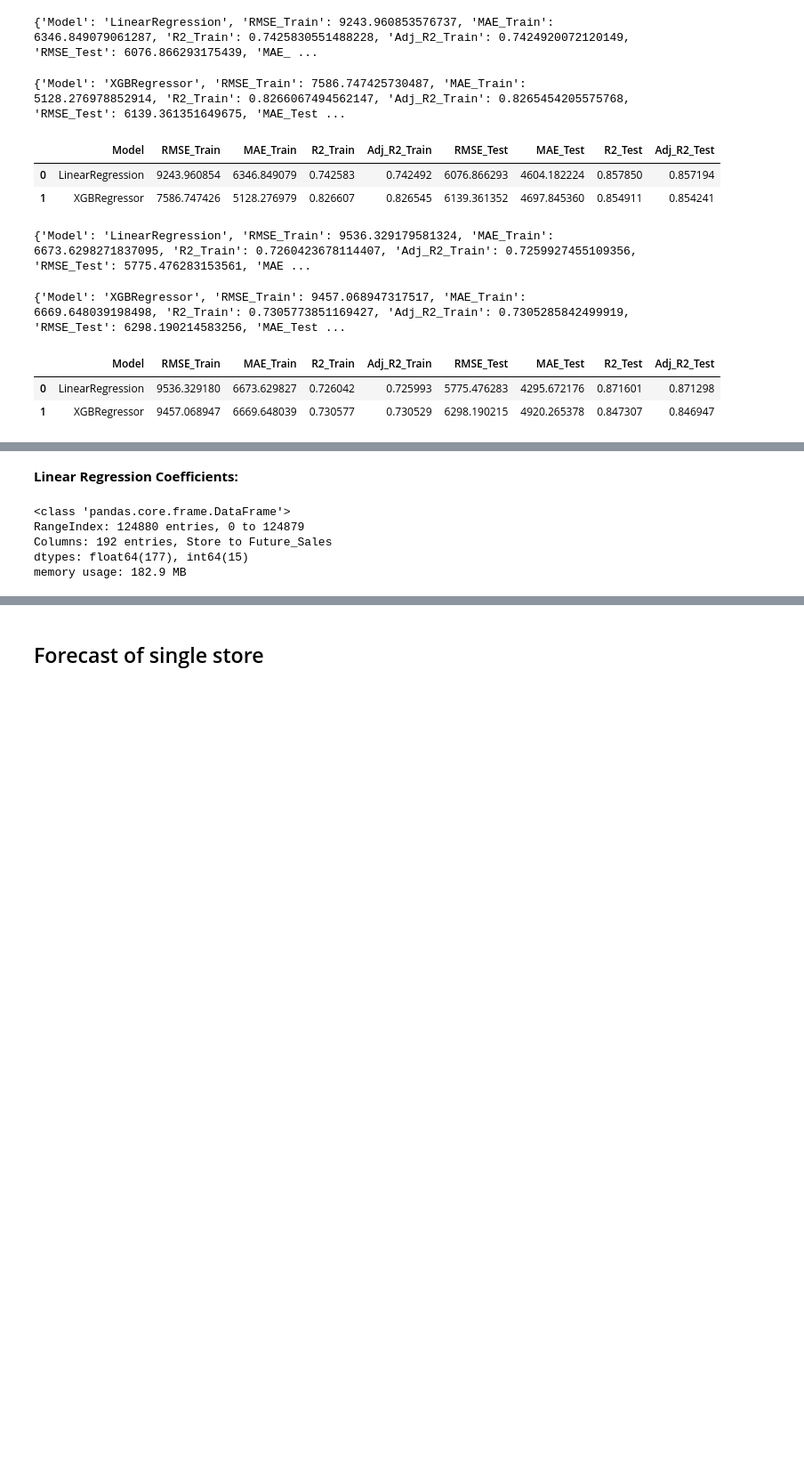
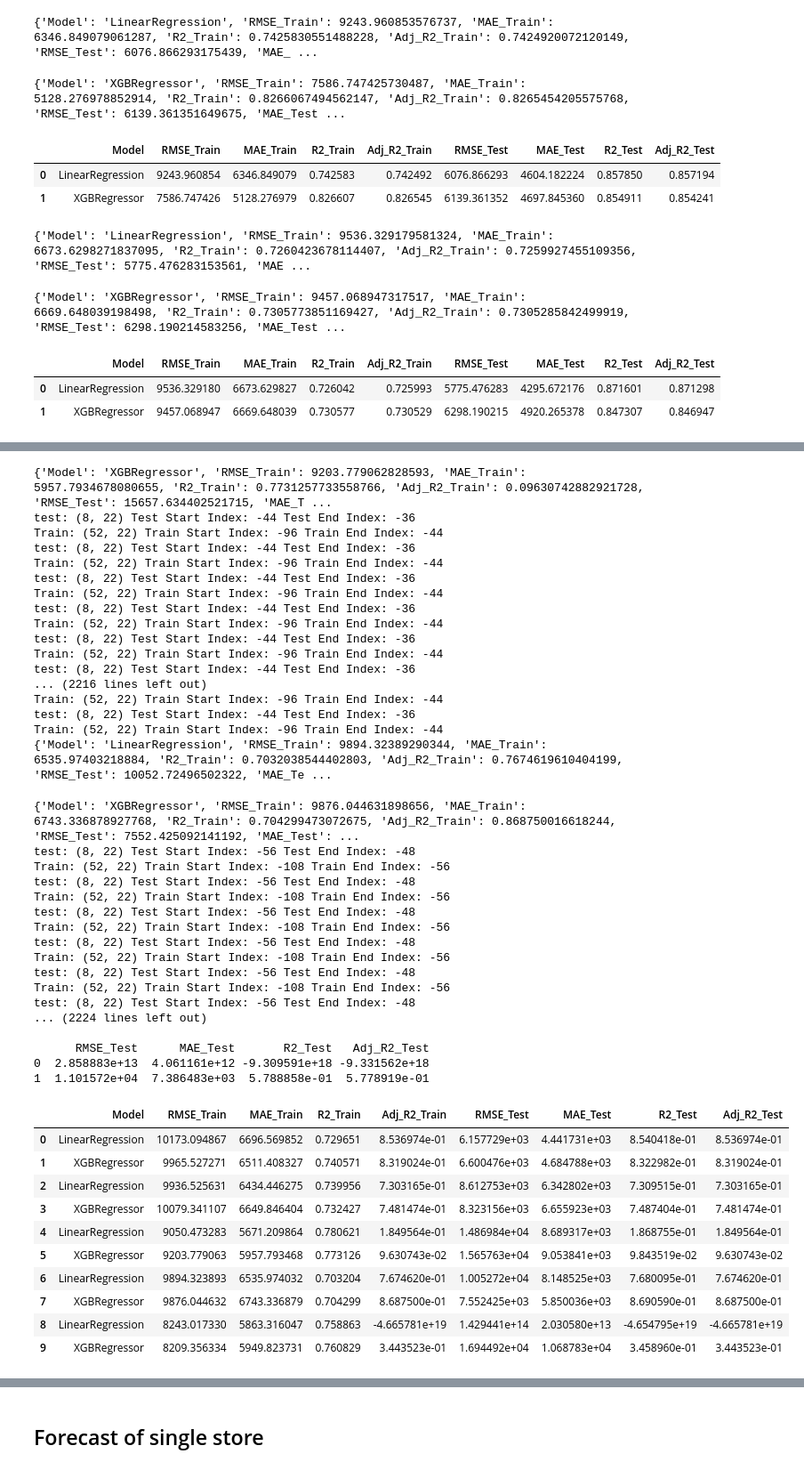
Before and after one commit to Dsite42/Capstone_Project_Rossmann, a Jupyter notebook: Capstone Projekt Rossmann - Predictive Modeling.ipynb, the cells around one changed output, grey strips where cells are left out. Shown at 89% size. Drawn from its saved outputs; the diff is of its cells as text; code cells hidden in the pictures; blank space fills up the shorter version.

```diff
--- a/Capstone Projekt Rossmann - Predictive Modeling.ipynb
+++ b/Capstone Projekt Rossmann - Predictive Modeling.ipynb
@@ -247,7 +247,7 @@ def testModelsCV8W(df, scaler):
                 'RMSE_Train': sqrt(mse(y_train, y_train_pred)),
                 'MAE_Train': mae(y_train, y_train_pred),
                 'R2_Train': r2_score(y_train, y_train_pred),
-                'Adj_R2_Train': adj_r2_score(model, X_train, y_train),
+                'Adj_R2_Train': adj_r2_score(y_test_pred, X_test, y_test),
                 'RMSE_Test': sqrt(mse(y_test, y_test_pred)),
                 'MAE_Test': mae(y_test, y_test_pred),
                 'R2_Test': r2_score(y_test, y_test_pred),
@@ -638,13 +638,15 @@ testModelsTestSplit8W(df[['Store', 'Future_Sales', 'Open', 'Promo', 'IsPromo', '
 | 0 | LinearRegression | 9536.329180 | 6673.629827 | 0.726042 | 0.725993 | 5775.476283 | 4295.672176 | 0.871601 | 0.871298 |
 | 1 | XGBRegressor | 9457.068947 | 6669.648039 | 0.730577 | 0.730529 | 6298.190215 | 4920.265378 | 0.847307 | 0.846947 |
 # %%
-testModelsCV8W(df[['Store', 'Future_Sales', 'Open', 'Promo', 'IsPromo', 'StateHoliday_b', 'Sales_Lag_1',
+result_df, result_mean = testModelsCV8W(df[['Store', 'Future_Sales', 'Open', 'Promo', 'IsPromo', 'StateHoliday_b', 'Sales_Lag_1',
        'Sales_Lag_1_MA_6', 'Sales_Lag_1_MA_8', 'Sales_Lag_2_MA_8',
        'Sales_Lag_3_MA_8', 'Sales_Lag_5_MA_8', 'Sales_Lag_8_MA_8',
        'SalesPerCustomer_Lag_3_MA_6', 'SalesPerCustomer_Lag_8',
        'SalesPerOpenDay_Lag_1', 'SalesPerOpenDay_Lag_4_MA_6',
        'Customers_Lag_1_MA_6', 'Customers_Lag_3_MA_4', 'Customers_Lag_6',
        'Customers_Lag_8_MA_8', 'CustomersPerOpenDay_Lag_6']], MinMaxScaler())
+print("Result_mean:", result_mean)
+result_df
 # %% [output]
 Train: (52, 22) Train Start Index: -60 Train End Index: -8
 Train: (52, 22) Train Start Index: -60 Train End Index: -8
@@ -667,10 +702,45 @@ KeyboardInterrupt:
+{'Model': 'XGBRegressor', 'RMSE_Train': 9203.779062828593, 'MAE_Train': 5957.7934678080655, 'R2_Train': 0.7731257733558766, 'Adj_R2_Train': 0.09630742882921728, 'RMSE_Test': 15657.634402521715, 'MAE_T ...
+test: (8, 22) Test Start Index: -44 Test End Index: -36
+Train: (52, 22) Train Start Index: -96 Train End Index: -44
+test: (8, 22) Test Start Index: -44 Test End Index: -36
+Train: (52, 22) Train Start Index: -96 Train End Index: -44
+test: (8, 22) Test Start Index: -44 Test End Index: -36
+Train: (52, 22) Train Start Index: -96 Train End Index: -44
+test: (8, 22) Test Start Index: -44 Test End Index: -36
+Train: (52, 22) Train Start Index: -96 Train End Index: -44
+test: (8, 22) Test Start Index: -44 Test End Index: -36
+Train: (52, 22) Train Start Index: -96 Train End Index: -44
+test: (8, 22) Test Start Index: -44 Test End Index: -36
+... (2216 lines left out)
+Train: (52, 22) Train Start Index: -96 Train End Index: -44
+test: (8, 22) Test Start Index: -44 Test End Index: -36
+Train: (52, 22) Train Start Index: -96 Train End Index: -44
+{'Model': 'LinearRegression', 'RMSE_Train': 9894.32389290344, 'MAE_Train': 6535.97403218884, 'R2_Train': 0.7032038544402803, 'Adj_R2_Train': 0.7674619610404199, 'RMSE_Test': 10052.72496502322, 'MAE_Te ...
+{'Model': 'XGBRegressor', 'RMSE_Train': 9876.044631898656, 'MAE_Train': 6743.336878927768, 'R2_Train': 0.704299473072675, 'Adj_R2_Train': 0.868750016618244, 'RMSE_Test': 7552.425092141192, 'MAE_Test': ...
+test: (8, 22) Test Start Index: -56 Test End Index: -48
+Train: (52, 22) Train Start Index: -108 Train End Index: -56
+test: (8, 22) Test Start Index: -56 Test End Index: -48
+Train: (52, 22) Train Start Index: -108 Train End Index: -56
+test: (8, 22) Test Start Index: -56 Test End Index: -48
+Train: (52, 22) Train Start Index: -108 Train End Index: -56
+test: (8, 22) Test Start Index: -56 Test End Index: -48
+Train: (52, 22) Train Start Index: -108 Train End Index: -56
+test: (8, 22) Test Start Index: -56 Test End Index: -48
+Train: (52, 22) Train Start Index: -108 Train End Index: -56
+test: (8, 22) Test Start Index: -56 Test End Index: -48
+... (2224 lines left out)
+
+      RMSE_Test      MAE_Test       R2_Test   Adj_R2_Test
+0  2.858883e+13  4.061161e+12 -9.309591e+18 -9.331562e+18
+1  1.101572e+04  7.386483e+03  5.788858e-01  5.778919e-01
+|  | Model | RMSE_Train | MAE_Train | R2_Train | Adj_R2_Train | RMSE_Test | MAE_Test | R2_Test | Adj_R2_Test |
+| 0 | LinearRegression | 10173.094867 | 6696.569852 | 0.729651 | 8.536974e-01 | 6.157729e+03 | 4.441731e+03 | 8.540418e-01 | 8.536974e-01 |
+| 1 | XGBRegressor | 9965.527271 | 6511.408327 | 0.740571 | 8.319024e-01 | 6.600476e+03 | 4.684788e+03 | 8.322982e-01 | 8.319024e-01 |
+| 2 | LinearRegression | 9936.525631 | 6434.446275 | 0.739956 | 7.303165e-01 | 8.612753e+03 | 6.342802e+03 | 7.309515e-01 | 7.303165e-01 |
+| 3 | XGBRegressor | 10079.341107 | 6649.846404 | 0.732427 | 7.481474e-01 | 8.323156e+03 | 6.655923e+03 | 7.487404e-01 | 7.481474e-01 |
+| 4 | LinearRegression | 9050.473283 | 5671.209864 | 0.780621 | 1.849564e-01 | 1.486984e+04 | 8.689317e+03 | 1.868755e-01 | 1.849564e-01 |
+| 5 | XGBRegressor | 9203.779063 | 5957.793468 | 0.773126 | 9.630743e-02 | 1.565763e+04 | 9.053841e+03 | 9.843519e-02 | 9.630743e-02 |
+| 6 | LinearRegression | 9894.323893 | 6535.974032 | 0.703204 | 7.674620e-01 | 1.005272e+04 | 8.148525e+03 | 7.680095e-01 | 7.674620e-01 |
+| 7 | XGBRegressor | 9876.044632 | 6743.336879 | 0.704299 | 8.687500e-01 | 7.552425e+03 | 5.850036e+03 | 8.690590e-01 | 8.687500e-01 |
+| 8 | LinearRegression | 8243.017330 | 5863.316047 | 0.758863 | -4.665781e+19 | 1.429441e+14 | 2.030580e+13 | -4.654795e+19 | -4.665781e+19 |
+| 9 | XGBRegressor | 8209.356334 | 5949.823731 | 0.760829 | 3.443523e-01 | 1.694492e+04 | 1.068783e+04 | 3.458960e-01 | 3.443523e-01 |
-# %% [markdown]
-**Linear Regression Coefficients:**
-# %%
-df.info()
-# %% [output]
-<class 'pandas.core.frame.DataFrame'>
-RangeIndex: 124880 entries, 0 to 124879
-Columns: 192 entries, Store to Future_Sales
-dtypes: float64(177), int64(15)
-memory usage: 182.9 MB
```
Also changed, not shown: parts of 6 cells of this notebook.
